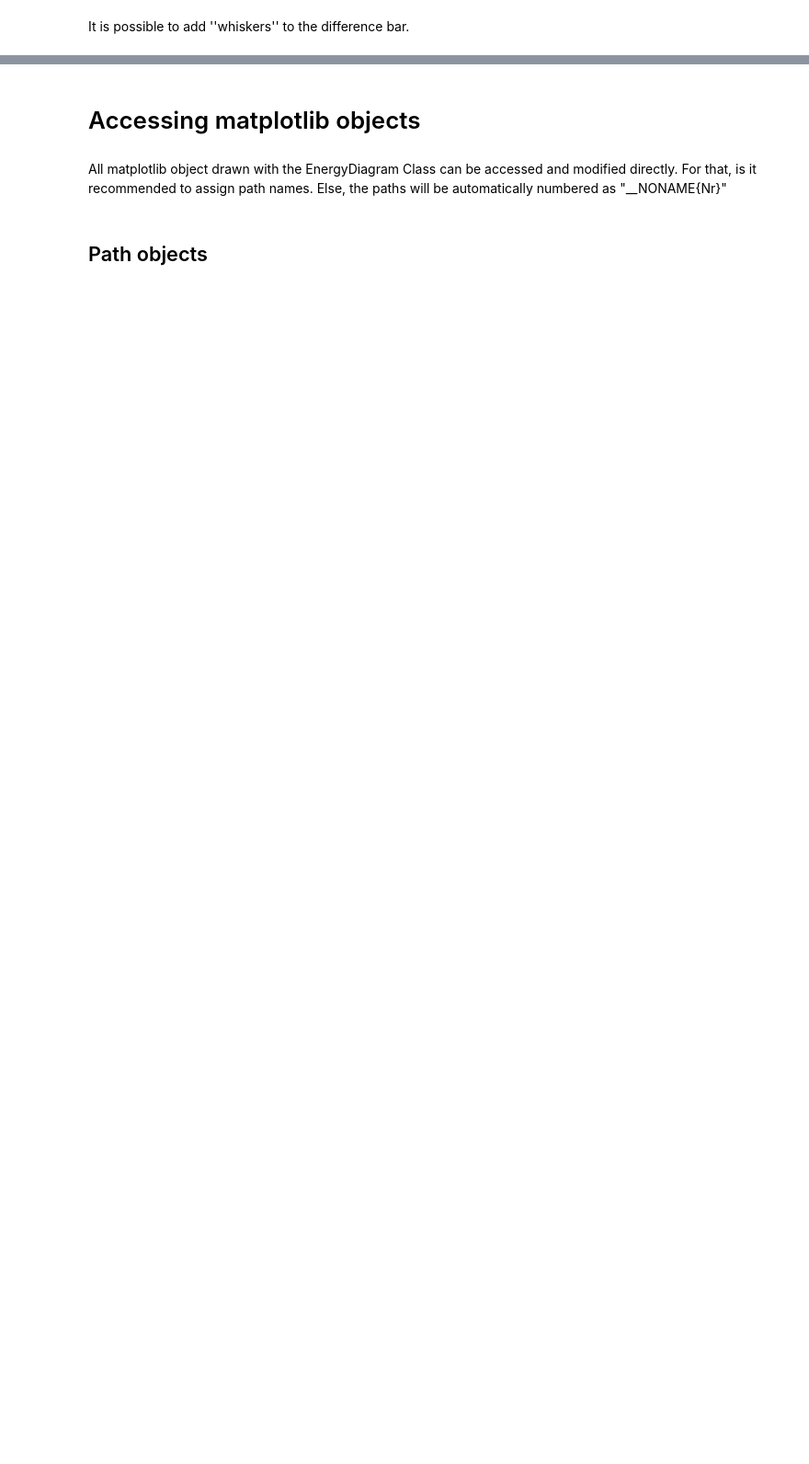
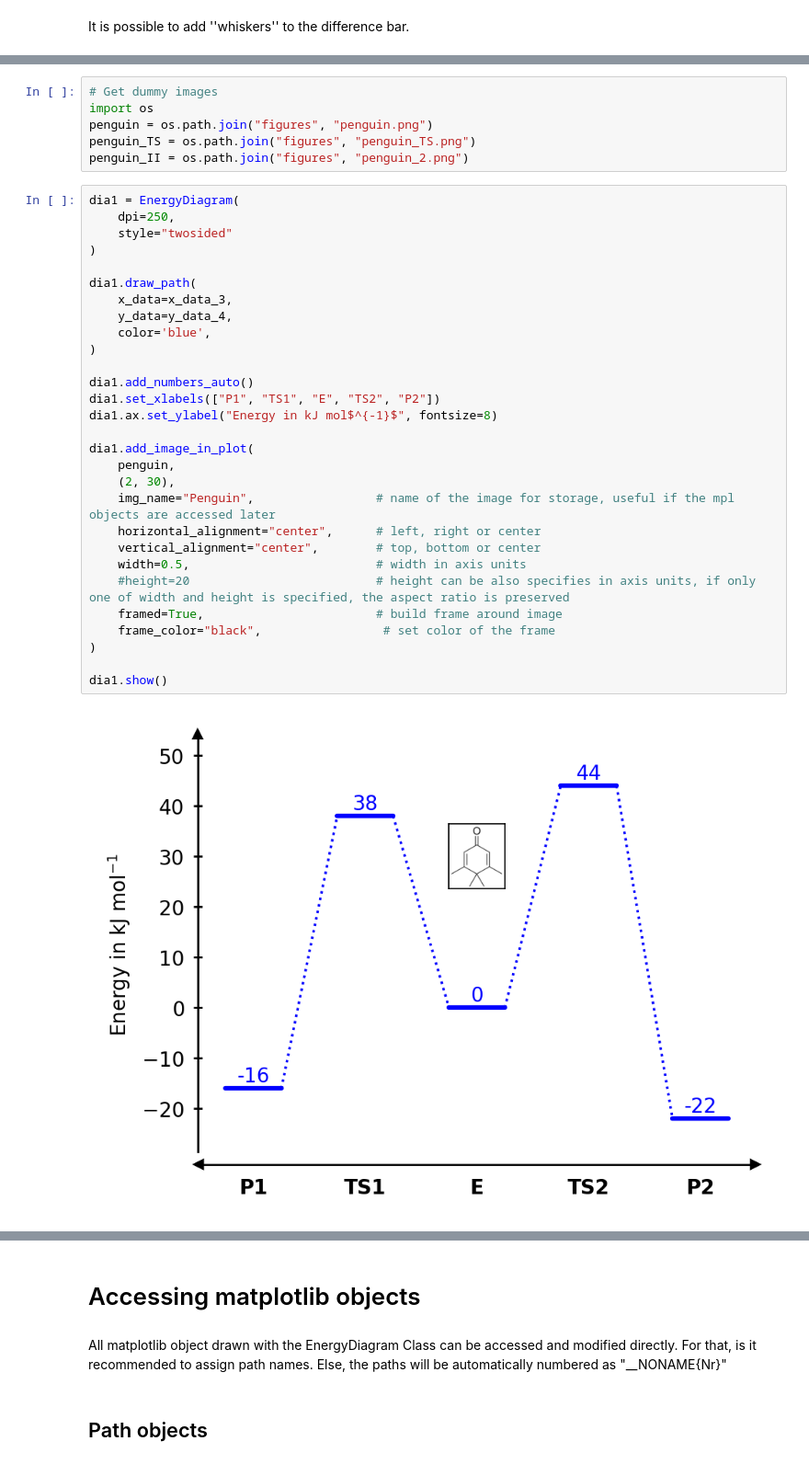
Before and after one commit to Tonner-Zech-Group/chem-diagrams, a Jupyter notebook: examples/example_use.ipynb, the cells around one changed output, grey strips where cells are left out. Shown at 92% size. Drawn from its saved outputs; the diff is of its cells as text; blank space fills up the shorter version.

```diff
--- a/examples/example_use.ipynb
+++ b/examples/example_use.ipynb
@@ -404,0 +414,37 @@ dia1.show()
+# %%
+# Get dummy images
+import os
+penguin = os.path.join("figures", "penguin.png")
+penguin_TS = os.path.join("figures", "penguin_TS.png")
+penguin_II = os.path.join("figures", "penguin_2.png")
+# %%
+dia1 = EnergyDiagram(
+    dpi=250,
+    style="twosided"
+)
+
+dia1.draw_path(
+    x_data=x_data_3,
+    y_data=y_data_4,
+    color='blue',
+)
+
+dia1.add_numbers_auto()
+dia1.set_xlabels(["P1", "TS1", "E", "TS2", "P2"])
+dia1.ax.set_ylabel("Energy in kJ mol$^{-1}$", fontsize=8)
+
+dia1.add_image_in_plot(
+    penguin,
+    (2, 30),
+    img_name="Penguin",                 # name of the image for storage, useful if the mpl objects are accessed later
+    horizontal_alignment="center",      # left, right or center
+    vertical_alignment="center",        # top, bottom or center
+    width=0.5,                          # width in axis units
+    #height=20                          # height can be also specifies in axis units, if only one of width and height is specified, the aspect ratio is preserved
+    framed=True,                        # build frame around image
+    frame_color="black",                 # set color of the frame
+)
+
+dia1.show()
+# %% [output]
+[figure, added]
```
Also changed, not shown: parts of 23 cells of this notebook, 11 other files.
